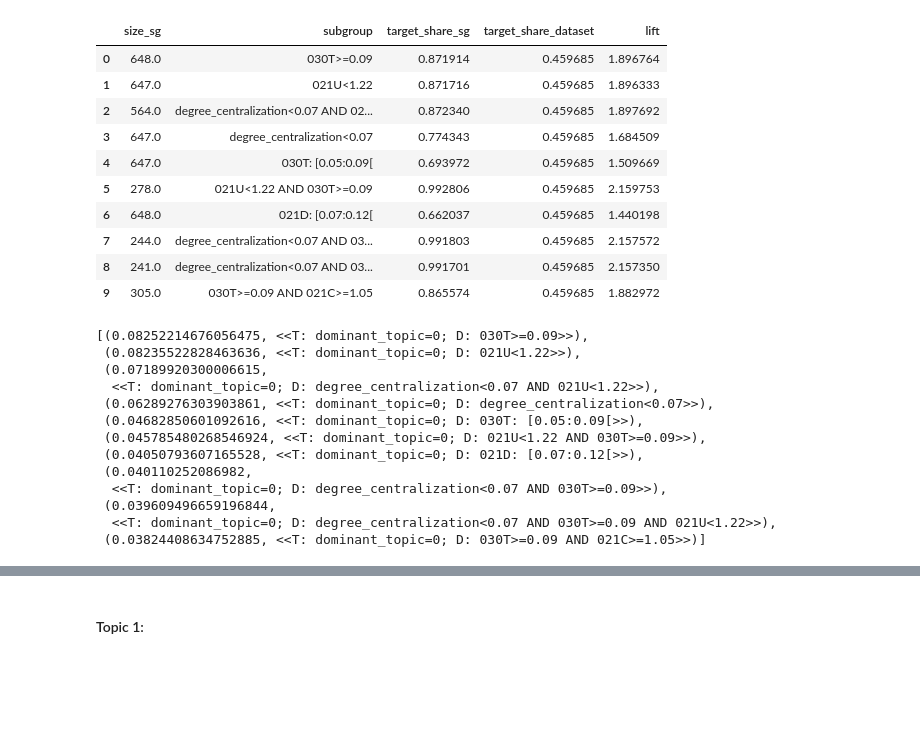
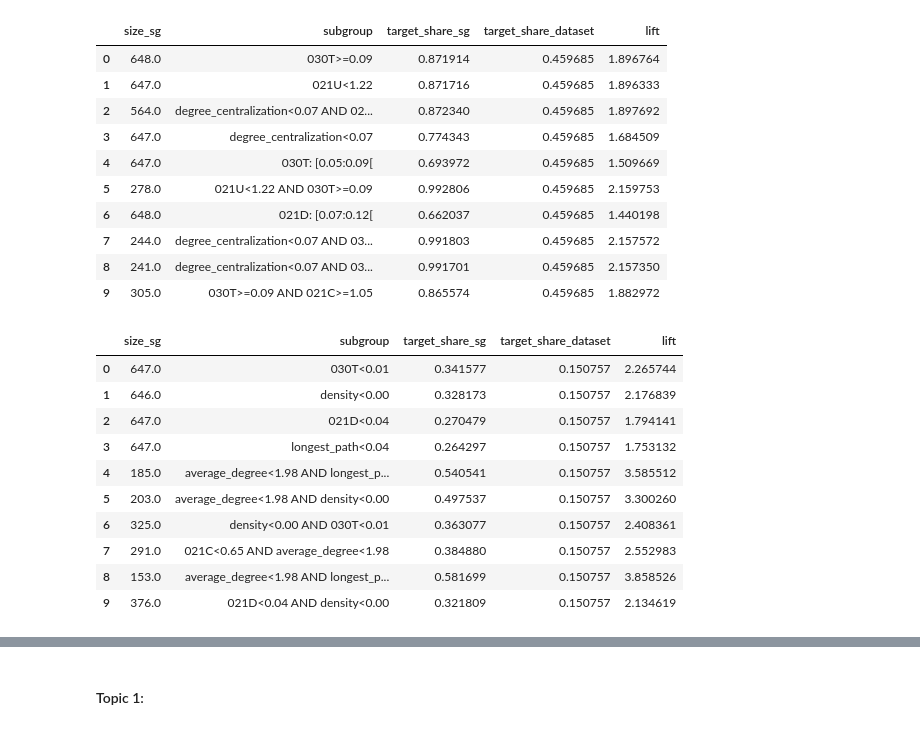
Before and after one commit to Veritogen/master_thesis, a Jupyter notebook: presentations/2020_05_20/Subgroups.ipynb, the cells around one changed output, grey strips where cells are left out. Drawn from its saved outputs; the diff is of its cells as text; code cells hidden in the pictures; blank space fills up the shorter version.

```diff
--- a/presentations/2020_05_20/Subgroups.ipynb
+++ b/presentations/2020_05_20/Subgroups.ipynb
@@ -56,19 +56,17 @@ ps.utils.results_as_df(data, result_dict[0])[["size_sg", "subgroup", "target_sha
 | 7 | 244.0 | degree_centralization<0.07 AND 03... | 0.991803 | 0.459685 | 2.157572 |
 | 8 | 241.0 | degree_centralization<0.07 AND 03... | 0.991701 | 0.459685 | 2.157350 |
 | 9 | 305.0 | 030T>=0.09 AND 021C>=1.05 | 0.865574 | 0.459685 | 1.882972 |
-# %%
-result_dict[0]
-# %% [output]
-[(0.08252214676056475, <<T: dominant_topic=0; D: 030T>=0.09>>),
- (0.08235522828463636, <<T: dominant_topic=0; D: 021U<1.22>>),
- (0.07189920300006615,
-  <<T: dominant_topic=0; D: degree_centralization<0.07 AND 021U<1.22>>),
- (0.06289276303903861, <<T: dominant_topic=0; D: degree_centralization<0.07>>),
- (0.04682850601092616, <<T: dominant_topic=0; D: 030T: [0.05:0.09[>>),
- (0.045785480268546924, <<T: dominant_topic=0; D: 021U<1.22 AND 030T>=0.09>>),
- (0.04050793607165528, <<T: dominant_topic=0; D: 021D: [0.07:0.12[>>),
- (0.040110252086982,
-  <<T: dominant_topic=0; D: degree_centralization<0.07 AND 030T>=0.09>>),
- (0.039609496659196844,
-  <<T: dominant_topic=0; D: degree_centralization<0.07 AND 030T>=0.09 AND 021U<1.22>>),
- (0.03824408634752885, <<T: dominant_topic=0; D: 030T>=0.09 AND 021C>=1.05>>)]
+# %%
+ps.utils.results_as_df(data, result_dict[1])[["size_sg", "subgroup", "target_share_sg", "target_share_dataset", "lift" ]]
+# %% [output]
+|  | size_sg | subgroup | target_share_sg | target_share_dataset | lift |
+| 0 | 647.0 | 030T<0.01 | 0.341577 | 0.150757 | 2.265744 |
+| 1 | 646.0 | density<0.00 | 0.328173 | 0.150757 | 2.176839 |
+| 2 | 647.0 | 021D<0.04 | 0.270479 | 0.150757 | 1.794141 |
+| 3 | 647.0 | longest_path<0.04 | 0.264297 | 0.150757 | 1.753132 |
+| 4 | 185.0 | average_degree<1.98 AND longest_p... | 0.540541 | 0.150757 | 3.585512 |
+| 5 | 203.0 | average_degree<1.98 AND density<0.00 | 0.497537 | 0.150757 | 3.300260 |
+| 6 | 325.0 | density<0.00 AND 030T<0.01 | 0.363077 | 0.150757 | 2.408361 |
+| 7 | 291.0 | 021C<0.65 AND average_degree<1.98 | 0.384880 | 0.150757 | 2.552983 |
+| 8 | 153.0 | average_degree<1.98 AND longest_p... | 0.581699 | 0.150757 | 3.858526 |
+| 9 | 376.0 | 021D<0.04 AND density<0.00 | 0.321809 | 0.150757 | 2.134619 |
```
Also changed, not shown: parts of 3 cells of this notebook.
